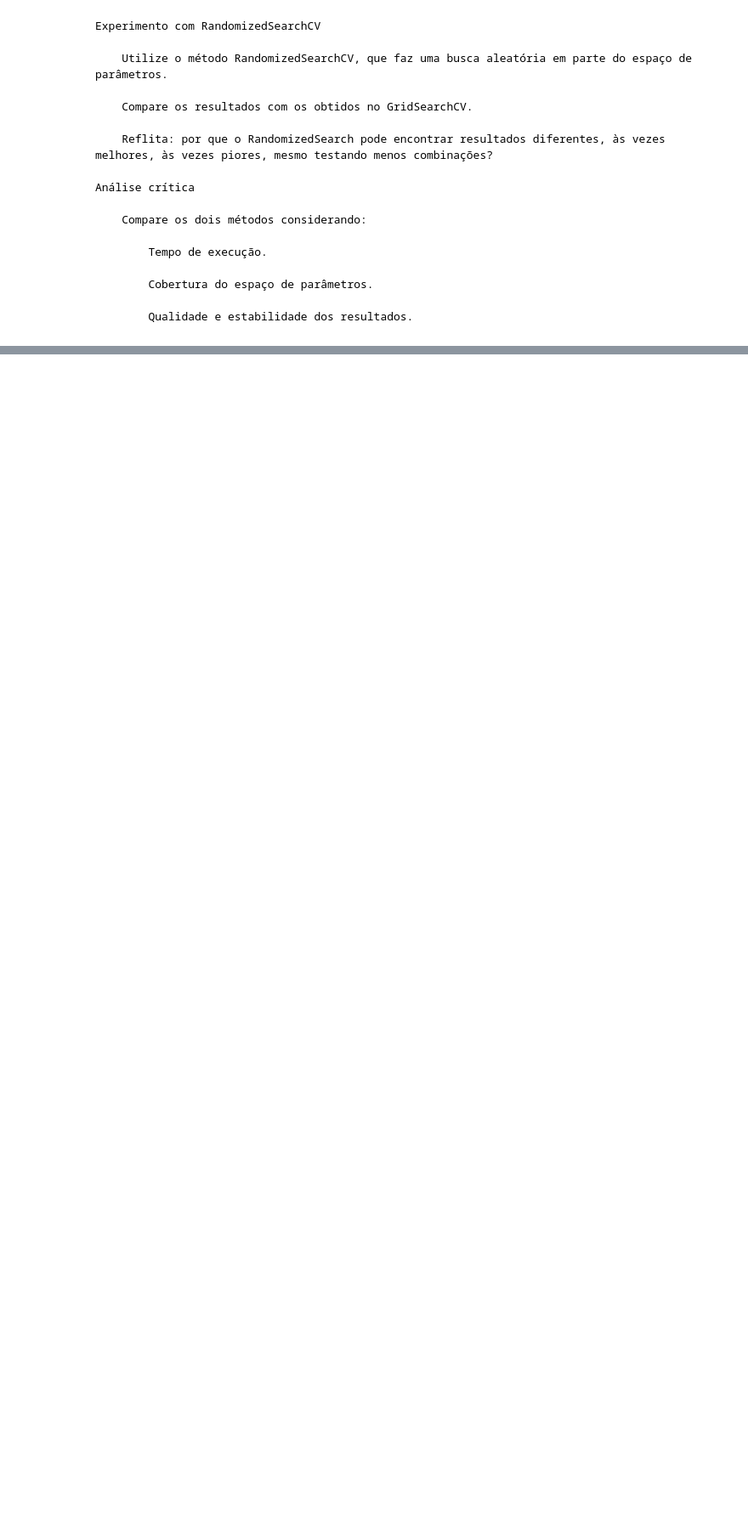
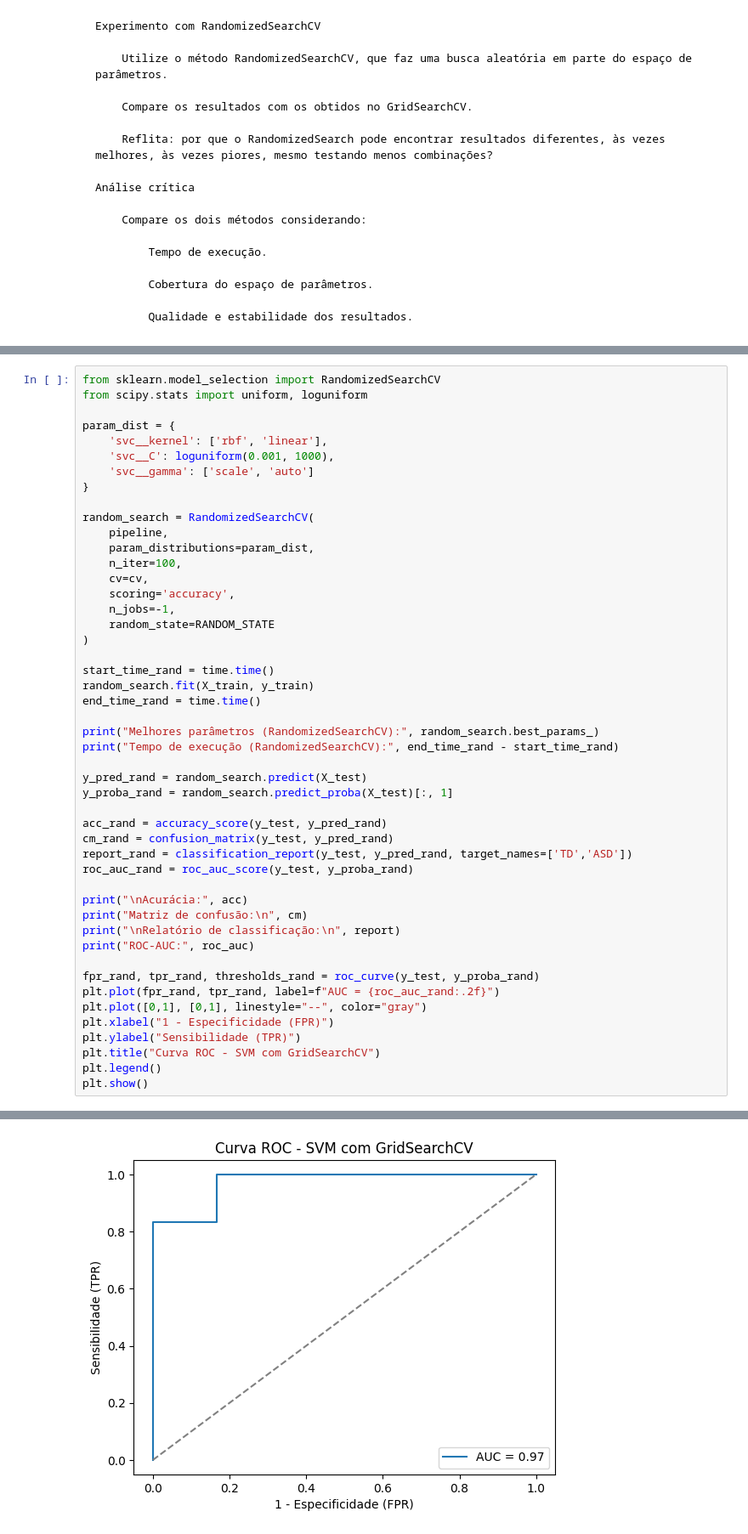
Before and after one commit to GabrielYYM/Notebooks, a Jupyter notebook: AtividadeFinalSVM.ipynb, the cells around one changed output, grey strips where cells are left out. Shown at 85% size. Cells and saved outputs as stored; diff of their text form; blank space fills up the shorter version.

```diff
--- a/AtividadeFinalSVM.ipynb
+++ b/AtividadeFinalSVM.ipynb
@@ -68,0 +171,49 @@ A composição da microbiota intestinal difere significativamente entre criança
+# %%
+from sklearn.model_selection import RandomizedSearchCV
+from scipy.stats import uniform, loguniform
+
+param_dist = {
+    'svc__kernel': ['rbf', 'linear'],
+    'svc__C': loguniform(0.001, 1000),
+    'svc__gamma': ['scale', 'auto']
+}
+
+random_search = RandomizedSearchCV(
+    pipeline,
+    param_distributions=param_dist,
+    n_iter=100,
+    cv=cv,
+    scoring='accuracy',
+    n_jobs=-1,
+    random_state=RANDOM_STATE
+)
+
+start_time_rand = time.time()
+random_search.fit(X_train, y_train)
+end_time_rand = time.time()
+
+print("Melhores parâmetros (RandomizedSearchCV):", random_search.best_params_)
+print("Tempo de execução (RandomizedSearchCV):", end_time_rand - start_time_rand)
+
+y_pred_rand = random_search.predict(X_test)
+y_proba_rand = random_search.predict_proba(X_test)[:, 1]
+
+acc_rand = accuracy_score(y_test, y_pred_rand)
+cm_rand = confusion_matrix(y_test, y_pred_rand)
+report_rand = classification_report(y_test, y_pred_rand, target_names=['TD','ASD'])
+roc_auc_rand = roc_auc_score(y_test, y_proba_rand)
+
+print("\nAcurácia:", acc)
+print("Matriz de confusão:\n", cm)
+print("\nRelatório de classificação:\n", report)
+print("ROC-AUC:", roc_auc)
+
+fpr_rand, tpr_rand, thresholds_rand = roc_curve(y_test, y_proba_rand)
+plt.plot(fpr_rand, tpr_rand, label=f"AUC = {roc_auc_rand:.2f}")
+plt.plot([0,1], [0,1], linestyle="--", color="gray")
+plt.xlabel("1 - Especificidade (FPR)")
+plt.ylabel("Sensibilidade (TPR)")
+plt.title("Curva ROC - SVM com GridSearchCV")
+plt.legend()
+plt.show()
+# %% [output]
@@ -68,0 +239 @@ A composição da microbiota intestinal difere significativamente entre criança
+[figure, added]
```
Also changed, not shown: parts of 7 cells of this notebook.
